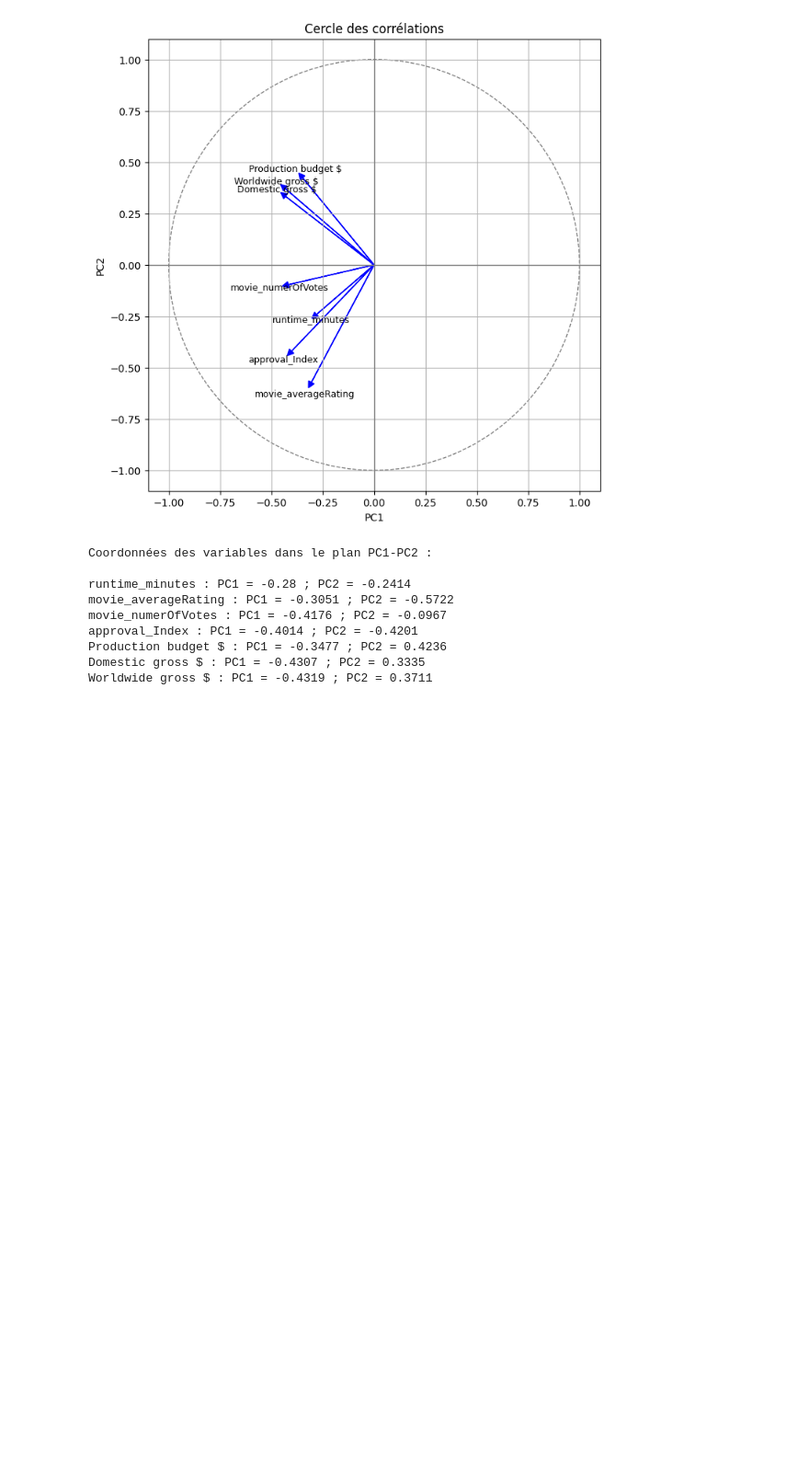
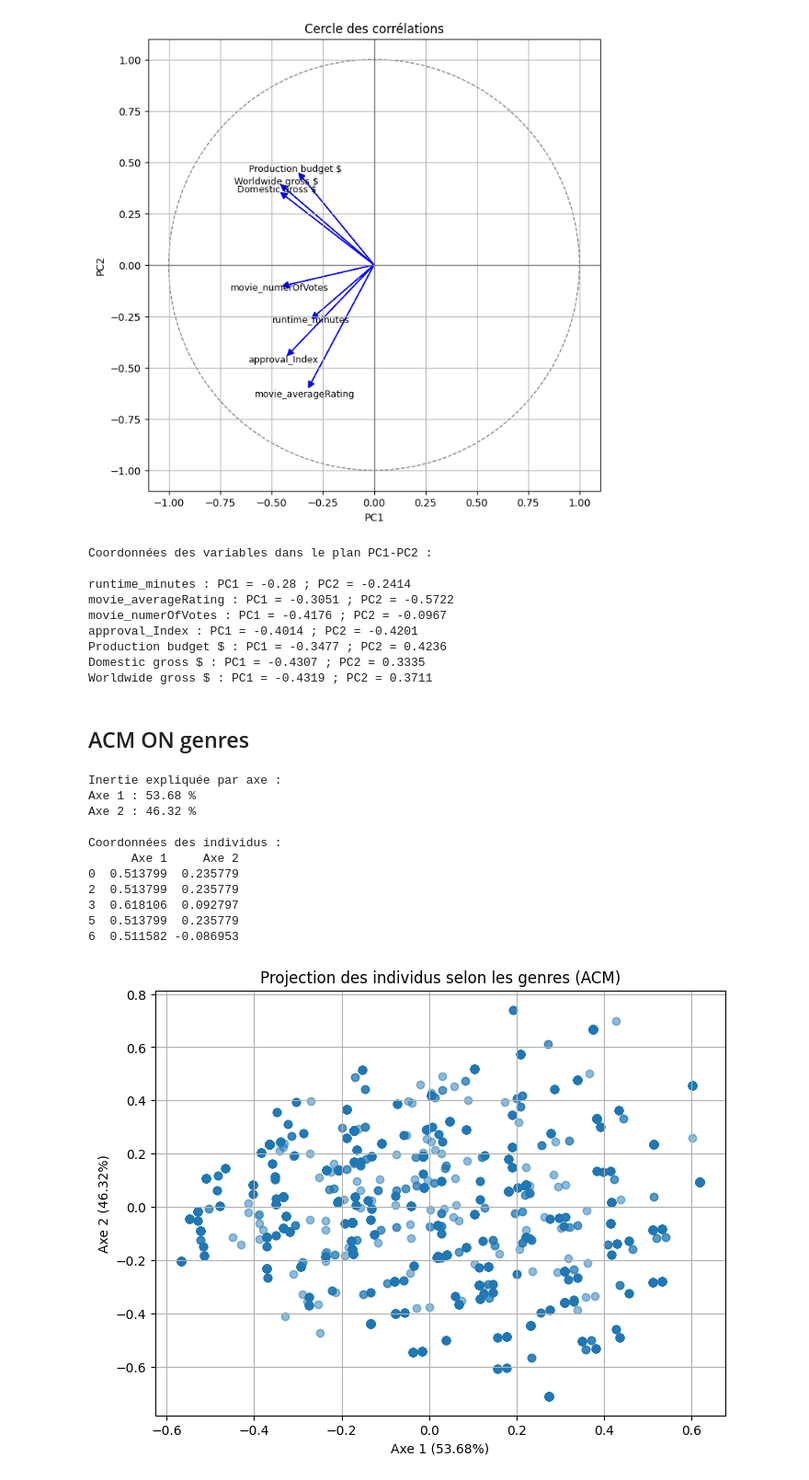
Before and after one commit to salhi-mohamed/CinemaLab, a Jupyter notebook: Untitled-1.ipynb, the cells around one changed output. Shown at 92% size. Cells and saved outputs as stored; diff of their text form; code cells hidden in the pictures; blank space fills up the shorter version.

```diff
--- a/Untitled-1.ipynb
+++ b/Untitled-1.ipynb
@@ -528,3 +528,72 @@ approval_Index : PC1 = -0.4014 ; PC2 = -0.4201
 Production budget $ : PC1 = -0.3477 ; PC2 = 0.4236
 Domestic gross $ : PC1 = -0.4307 ; PC2 = 0.3335
 Worldwide gross $ : PC1 = -0.4319 ; PC2 = 0.3711
+# %% [markdown]
+## ACM ON genres
+# %%
+import pandas as pd
+import matplotlib.pyplot as plt
+import prince  # pip install prince
+
+# 1. Copie de sécurité
+df = df_clean.copy()
+
+# 2. Nettoyage et séparation des genres multiples
+df['genres'] = df['genres'].fillna('').apply(lambda x: [genre.strip() for genre in x.split(',') if genre.strip()])
+
+# 3. Création du tableau disjonctif pour genres
+genres_dummies = df['genres'].explode().reset_index().dropna()
+genres_dummies['val'] = 1
+genres_wide = genres_dummies.pivot_table(index='index', columns='genres', values='val', fill_value=0)
+genres_wide.index = df.index  # pour garder le même index que df
+
+
+# 4. Appliquer l’ACM
+mca = prince.MCA(n_components=2, random_state=42)
+mca = mca.fit(genres_wide)
+
+# 5. Projeter les individus
+mca_ind = mca.transform(genres_wide)
+
+# 6. Inertie (variance expliquée par axe)
+try:
+    # Vieilles versions de prince
+    inertie = mca.explained_inertia_
+except AttributeError:
+    # Nouvelles versions de prince
+    eigenvalues = mca.eigenvalues_
+    inertie = eigenvalues / eigenvalues.sum()
+
+if inertie is not None:
+    print("Inertie expliquée par axe :")
+    for i, inertia in enumerate(inertie[:2]):  # seulement pour les deux premiers axes
+        print(f"Axe {i+1} : {round(inertia * 100, 2)} %")
+else:
+    print("Inertie non disponible.")
+
+# 7. Coordonnées des individus (sur les deux premiers axes)
+mca_ind.columns = ["Axe 1", "Axe 2"]  # pour un affichage plus clair
+print("\nCoordonnées des individus :")
+print(mca_ind.head())
+
+# 8. Visualisation des individus
+plt.figure(figsize=(8, 6))
+plt.scatter(mca_ind["Axe 1"], mca_ind["Axe 2"], alpha=0.5)
+plt.title("Projection des individus selon les genres (ACM)")
+plt.xlabel(f"Axe 1 ({round(inertie[0]*100, 2)}%)")
+plt.ylabel(f"Axe 2 ({round(inertie[1]*100, 2)}%)")
+plt.grid(True)
+plt.show()
+# %% [output]
+Inertie expliquée par axe :
+Axe 1 : 53.68 %
+Axe 2 : 46.32 %
+
+Coordonnées des individus :
+      Axe 1     Axe 2
+0  0.513799  0.235779
+2  0.513799  0.235779
+3  0.618106  0.092797
+5  0.513799  0.235779
+6  0.511582 -0.086953
+[figure, added]
```
Also changed, not shown: parts of 10 cells of this notebook, 1 other file.
